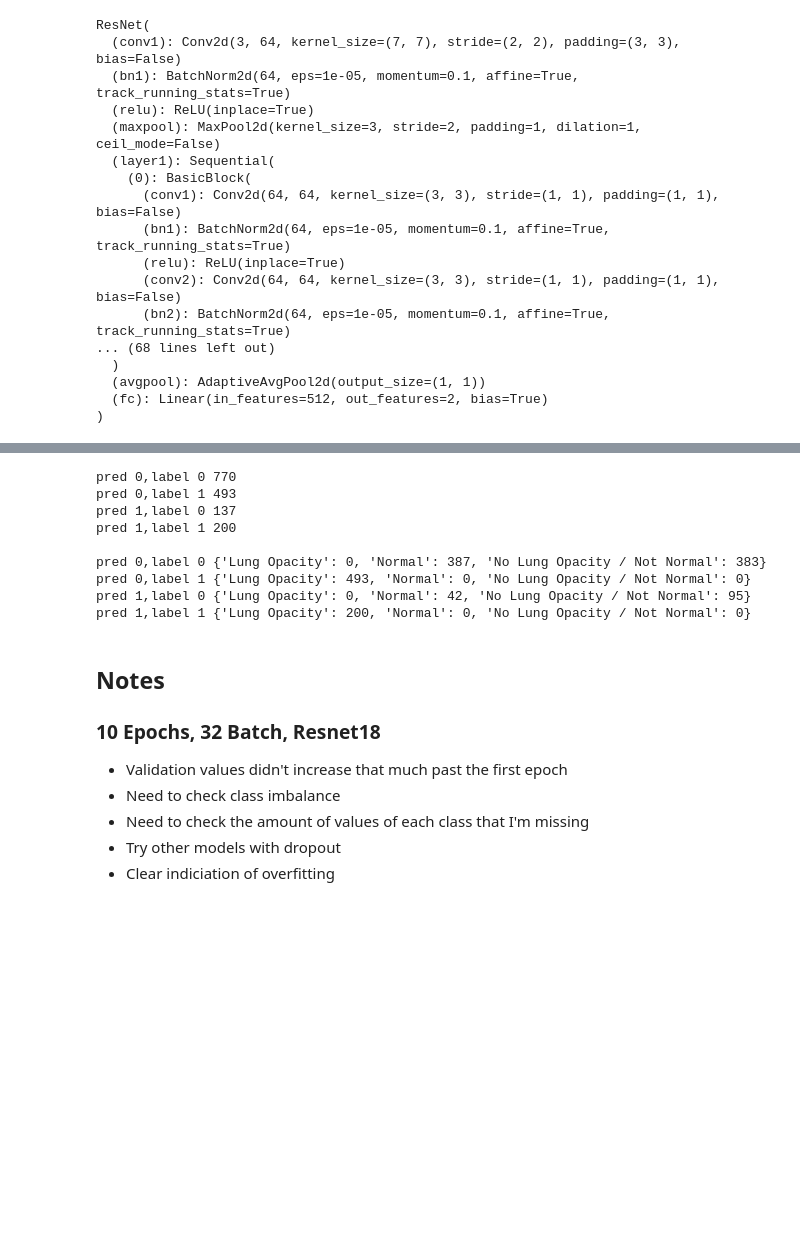
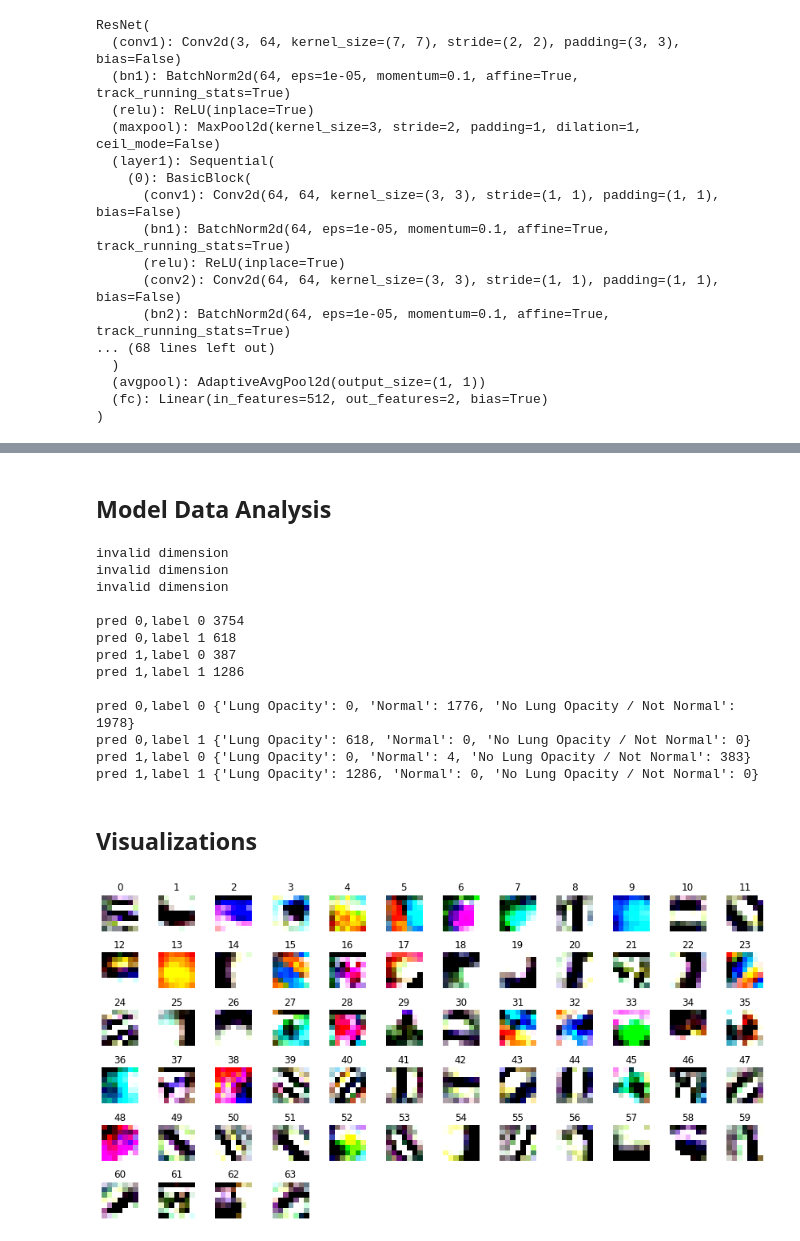
Before and after one commit to LasseNordahl/cs172b-project, a Jupyter notebook: rsna-classification.ipynb, the cells around one changed output, grey strips where cells are left out. Saved outputs shown, nothing was run; the diff lists cells and outputs as text; code cells hidden in the pictures; blank space fills up the shorter version.

```diff
--- a/rsna-classification.ipynb
+++ b/rsna-classification.ipynb
@@ -396,4 +434,4 @@ plt.show()
 # %%
-model.load_state_dict(torch.load('resnet18-10-32.pth'))
+model.load_state_dict(torch.load("resnet-dataloader-fix-affine-rotate-all-data-pretrained.pth"))
 model
 # %% [output]
@@ -403,3 +455,5 @@ RuntimeError: Error(s) in loading state_dict for ResNet:
+# %% [markdown]
+## Model Data Analysis
 # %%
 results = {
     "pred 0,label 0": 0,
@@ -441,10 +495,14 @@ for i, data in enumerate(validation_loader, 0):
 
     correct_pred = (y_pred_tags == labels).float()
 
-    for j in range(8):
-        pattern = "pred %d,label %d" % (get_num_from_tensor(y_pred_tags[j]), get_num_from_tensor(labels[j]))
-        results[pattern] += 1
-        results_classes[pattern][classes[j]] += 1
+    for j in range(batch_size):
+        try:
+            pattern = "pred %d,label %d" % (get_num_from_tensor(y_pred_tags[j]), get_num_from_tensor(labels[j]))
+            results[pattern] += 1
+            results_classes[pattern][classes[j]] += 1
+        except Exception as e:
+            print("invalid dimension")
+print()
 
 for key, value in results.items():
     print(key, value)
@@ -454,20 +512,18 @@ print()
 for key, value in results_classes.items():
     print(key, value)
 # %% [output]
-pred 0,label 0 770
-pred 0,label 1 493
-pred 1,label 0 137
-pred 1,label 1 200
+invalid dimension
+invalid dimension
+invalid dimension
 
-pred 0,label 0 {'Lung Opacity': 0, 'Normal': 387, 'No Lung Opacity / Not Normal': 383}
-pred 0,label 1 {'Lung Opacity': 493, 'Normal': 0, 'No Lung Opacity / Not Normal': 0}
-pred 1,label 0 {'Lung Opacity': 0, 'Normal': 42, 'No Lung Opacity / Not Normal': 95}
-pred 1,label 1 {'Lung Opacity': 200, 'Normal': 0, 'No Lung Opacity / Not Normal': 0}
+pred 0,label 0 3754
+pred 0,label 1 618
+pred 1,label 0 387
+pred 1,label 1 1286
+
+pred 0,label 0 {'Lung Opacity': 0, 'Normal': 1776, 'No Lung Opacity / Not Normal': 1978}
+pred 0,label 1 {'Lung Opacity': 618, 'Normal': 0, 'No Lung Opacity / Not Normal': 0}
+pred 1,label 0 {'Lung Opacity': 0, 'Normal': 4, 'No Lung Opacity / Not Normal': 383}
+pred 1,label 1 {'Lung Opacity': 1286, 'Normal': 0, 'No Lung Opacity / Not Normal': 0}
-# %% [markdown]
-## Notes
-### 10 Epochs, 32 Batch, Resnet18
-* Validation values didn't increase that much past the first epoch
-* Need to check class imbalance
-* Need to check the amount of values of each class that I'm missing
-* Try other models with dropout
-* Clear indiciation of overfitting
+# %% [markdown]
+## Visualizations
@@ -473,0 +615,4 @@ pred 1,label 1 {'Lung Opacity': 200, 'Normal': 0, 'No Lung Opacity / Not Normal'
+# %%
+plot_weights(model, 0, "resnet", single_channel = False)
+# %% [output]
+[figure, added]
```
Also changed, not shown: parts of 24 cells of this notebook, 11 other files.
